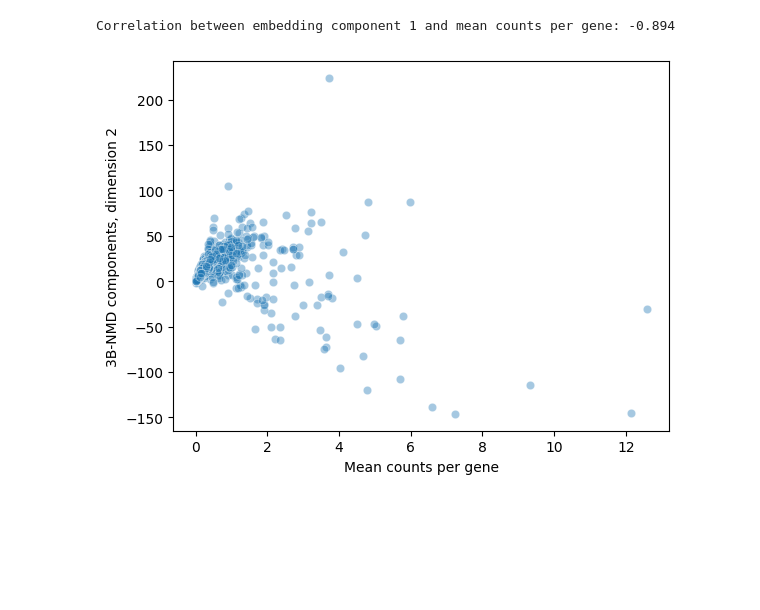
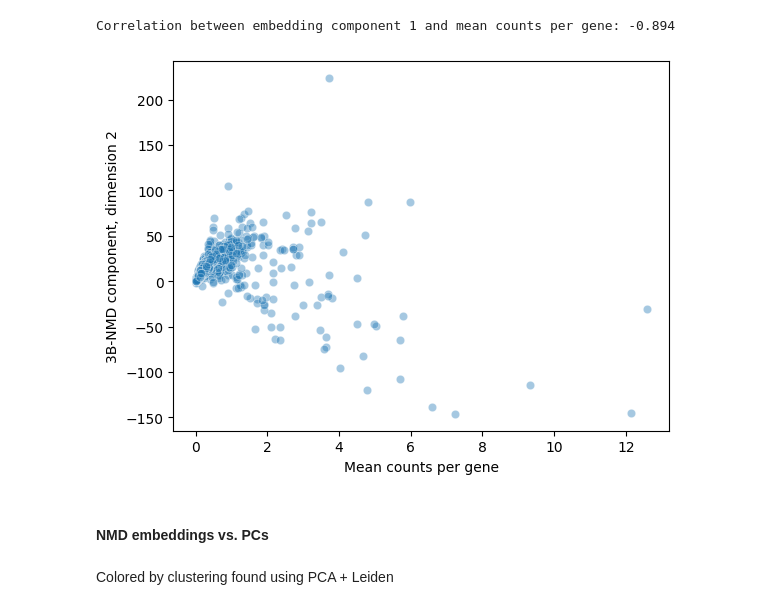
Before and after one commit to sfohr/msc_thesis, a Jupyter notebook: application/analysis/S3_NMD_vs_PCA_raw_counts.ipynb, the cells around one changed output. Cells and saved outputs as stored; diff of their text form; code cells hidden in the pictures; blank space fills up the shorter version.

```diff
--- a/application/analysis/S3_NMD_vs_PCA_raw_counts.ipynb
+++ b/application/analysis/S3_NMD_vs_PCA_raw_counts.ipynb
@@ -382,11 +486,15 @@ Correlation between embedding component 1 and mean counts per gene: -0.894
 # %%
 scatter_seqdepth_nmd_dim1 = sns.scatterplot(y=data.varm["nmd_components"][:,1:2].flatten(),
                                              x=data.var["mean_counts"], alpha = 0.4)
-plt.ylabel("3B-NMD components, dimension 2")
+plt.ylabel("3B-NMD component, dimension 2")
 plt.xlabel("Mean counts per gene")
 
 
 plt.savefig(f"{figure_path}/scatter_mean_counts_nmd_comp2.svg", format="svg")
 plt.show()
 # %% [output]
-[figure, old version]
+[figure, new version]
+# %% [markdown]
+#### NMD embeddings vs. PCs
+# %% [markdown]
+Colored by clustering found using PCA + Leiden
```
Also changed, not shown: parts of 27 cells of this notebook, 1 other file.
